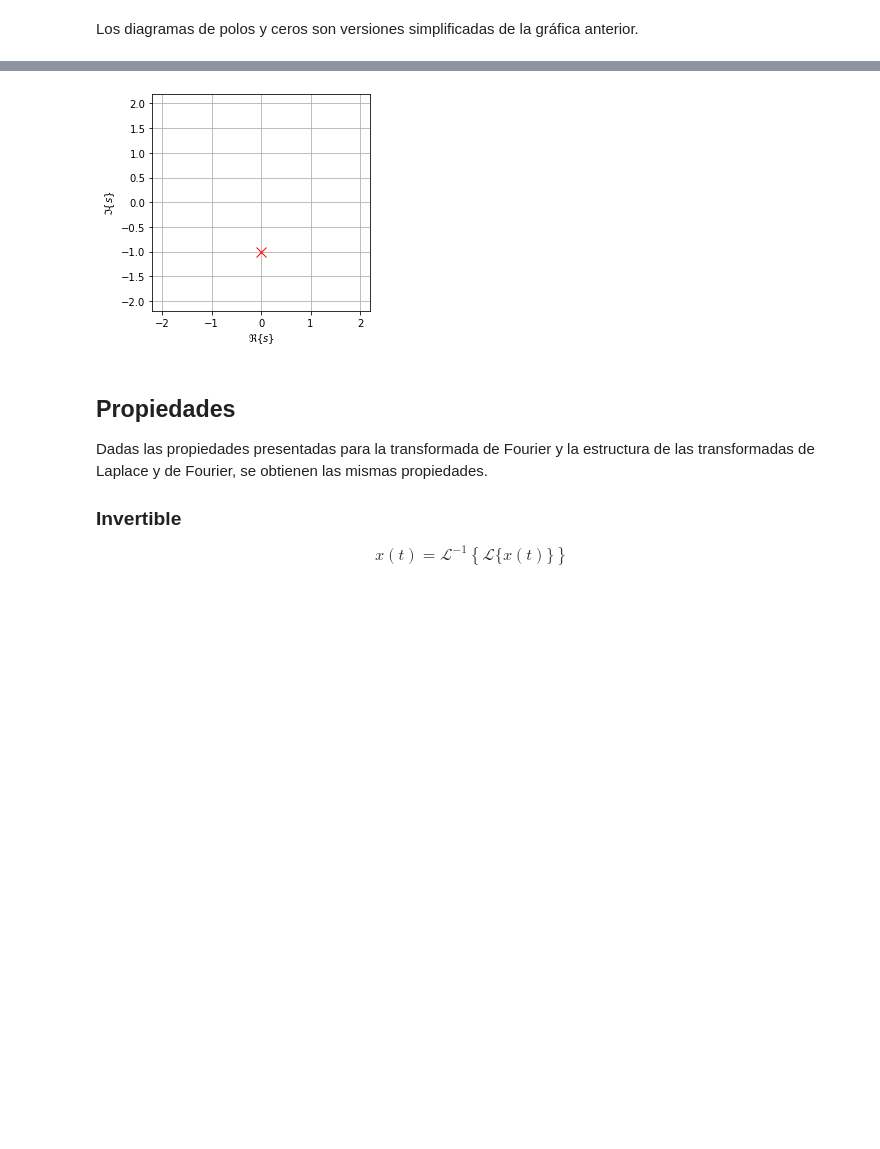
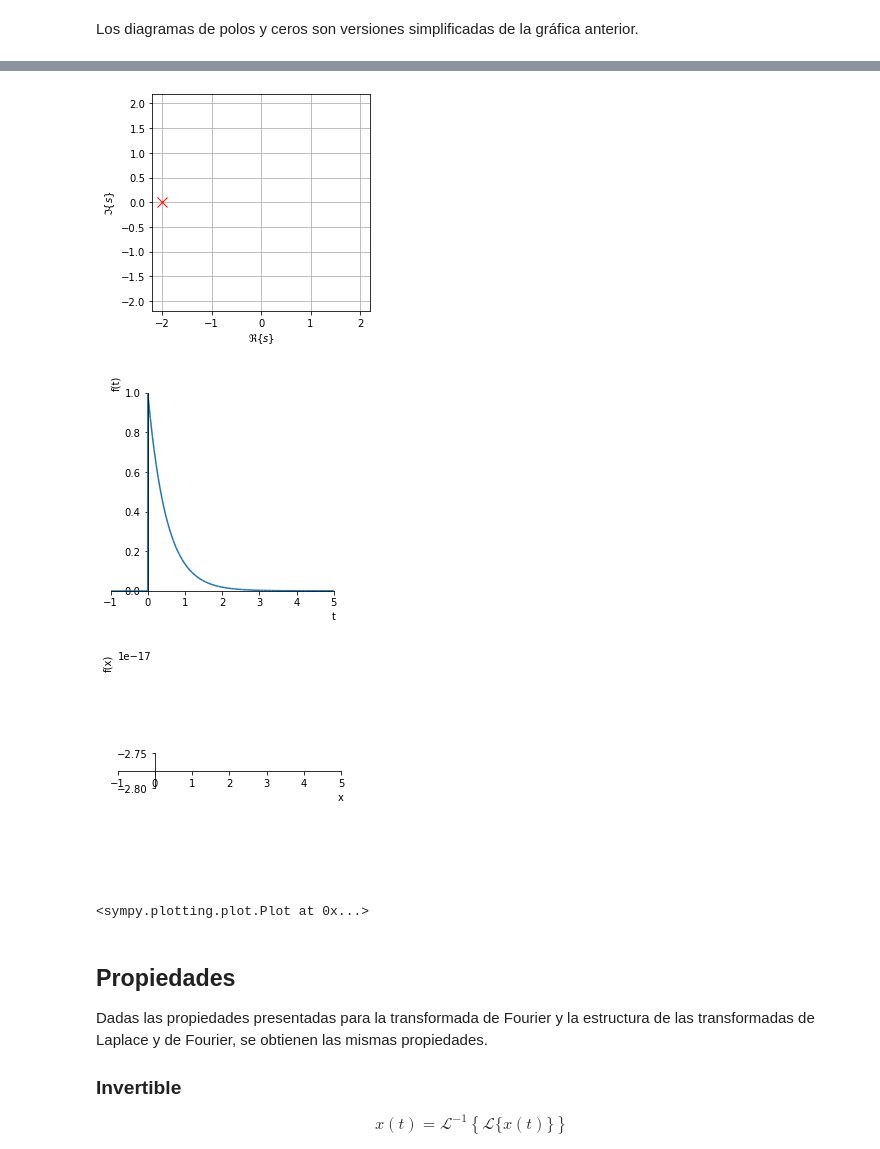
Before and after one commit to pierrediazp/Se-ales_y_Sistemas, a Jupyter notebook: 06_Transformada_Laplace.ipynb, the cells around one changed output, grey strips where cells are left out. Saved outputs shown, nothing was run; the diff lists cells and outputs as text; code cells hidden in the pictures; blank space fills up the shorter version.

```diff
--- a/06_Transformada_Laplace.ipynb
+++ b/06_Transformada_Laplace.ipynb
@@ -133,7 +133,7 @@ Entonces, la transformada de la señal exponencial compleja y causal es
 t = sym.symbols('t', real=True)
 s = sym.symbols('s', complex=True)
 
-s0 = 3+1j
+s0 = 2
 x = sym.exp(-s0*t)*sym.Heaviside(t)
 x
 # %% [output]
@@ -206,8 +211,15 @@ sym.roots(sym.numer(X), s) # Las raíces del numerador de X(s)
 # %%
 plt.rcParams['figure.figsize'] = 4,4
 pole_zero_plot(sym.roots(sym.denom(X), s), sym.roots(sym.numer(X), s))
+plt.rcParams['figure.figsize'] = 4,4
+sym.plot(sym.re(x),(t,-1.0,5.0))
+plt.rcParams['figure.figsize'] = 4,4
+sym.plot(sym.im(x),(t,-1.0,5.0))
 # %% [output]
-[figure, old version]
+[figure, new version]
+[figure, added]
+[figure, added]
+<sympy.plotting.plot.Plot at 0x...>
 # %% [markdown]
 ## Propiedades
 
```
Also changed, not shown: parts of 11 cells of this notebook, 3 other files.
